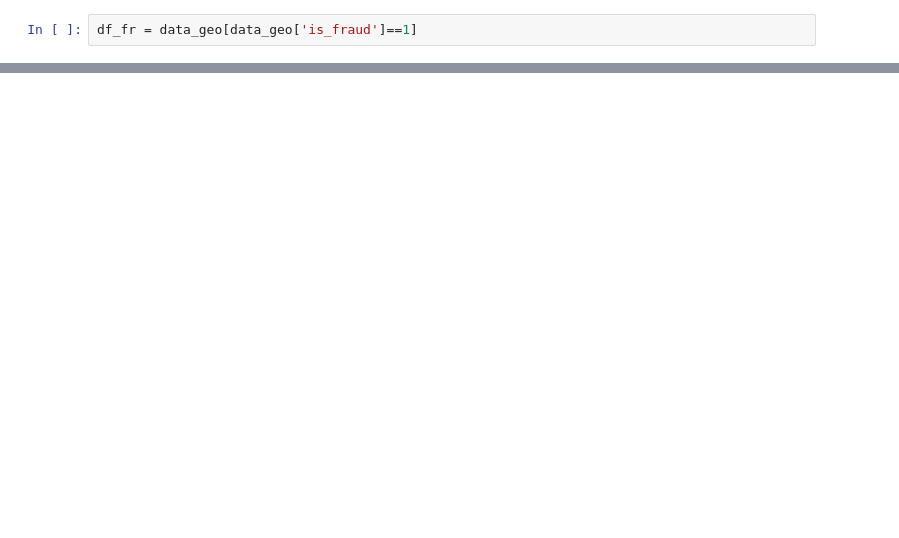
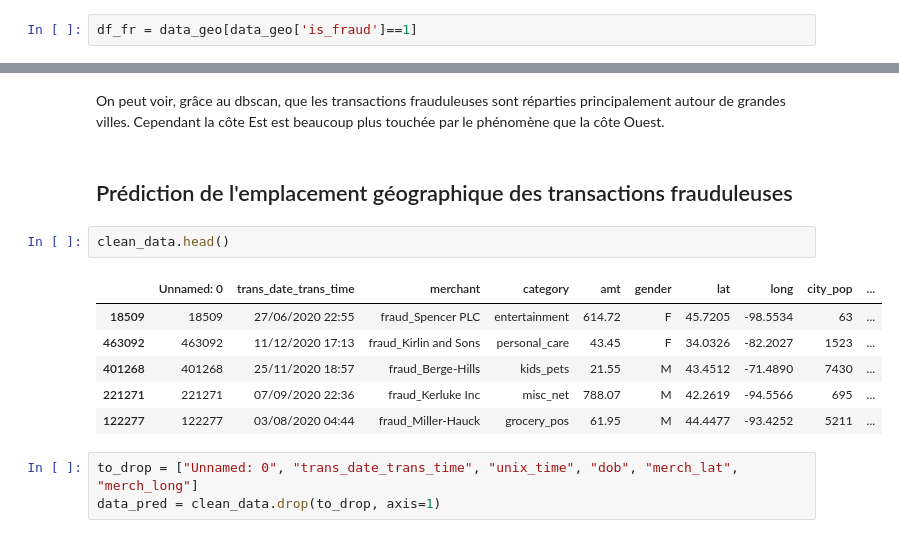
Before and after one commit to PierreSchickele/CC_Fraud_Prediction_ProjetFinal, a Jupyter notebook: clustering_Clément.ipynb, the cells around one changed output, grey strips where cells are left out. Cells and saved outputs as stored; diff of their text form; blank space fills up the shorter version.

```diff
--- a/clustering_Clément.ipynb
+++ b/clustering_Clément.ipynb
@@ -400,0 +430,16 @@ See the caveats in the documentation: https://pandas.pydata.org/pandas-docs/stab
+# %% [markdown]
+On peut voir, grâce au dbscan, que les transactions frauduleuses sont réparties principalement autour de grandes villes. Cependant la côte Est est beaucoup plus touchée par le phénomène que la côte Ouest.
+# %% [markdown]
+## Prédiction de l'emplacement géographique des transactions frauduleuses
+# %%
+clean_data.head()
+# %% [output]
+|  | Unnamed: 0 | trans_date_trans_time | merchant | category | amt | gender | lat | long | city_pop | ... |
+| 18509 | 18509 | 27/06/2020 22:55 | fraud_Spencer PLC | entertainment | 614.72 | F | 45.7205 | -98.5534 | 63 | ... |
+| 463092 | 463092 | 11/12/2020 17:13 | fraud_Kirlin and Sons | personal_care | 43.45 | F | 34.0326 | -82.2027 | 1523 | ... |
+| 401268 | 401268 | 25/11/2020 18:57 | fraud_Berge-Hills | kids_pets | 21.55 | M | 43.4512 | -71.4890 | 7430 | ... |
+| 221271 | 221271 | 07/09/2020 22:36 | fraud_Kerluke Inc | misc_net | 788.07 | M | 42.2619 | -94.5566 | 695 | ... |
+| 122277 | 122277 | 03/08/2020 04:44 | fraud_Miller-Hauck | grocery_pos | 61.95 | M | 44.4477 | -93.4252 | 5211 | ... |
+# %%
+to_drop = ["Unnamed: 0", "trans_date_trans_time", "unix_time", "dob", "merch_lat", "merch_long"]
+data_pred = clean_data.drop(to_drop, axis=1)
```
Also changed, not shown: parts of 48 cells of this notebook.
